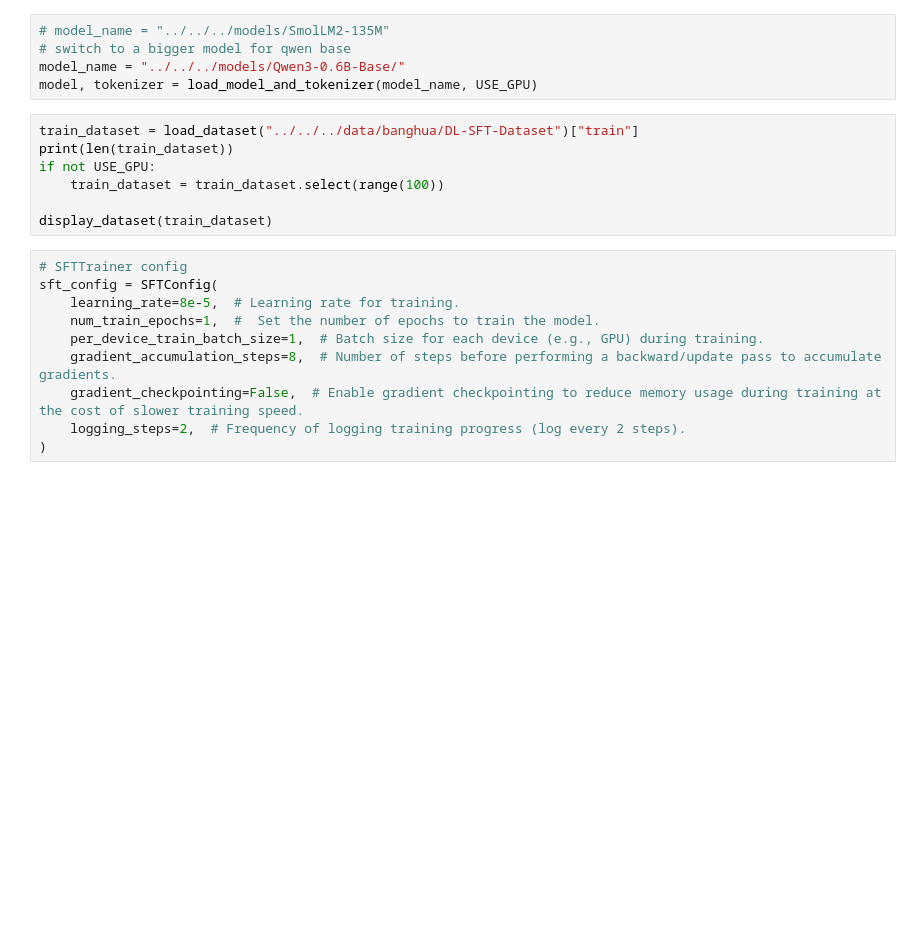
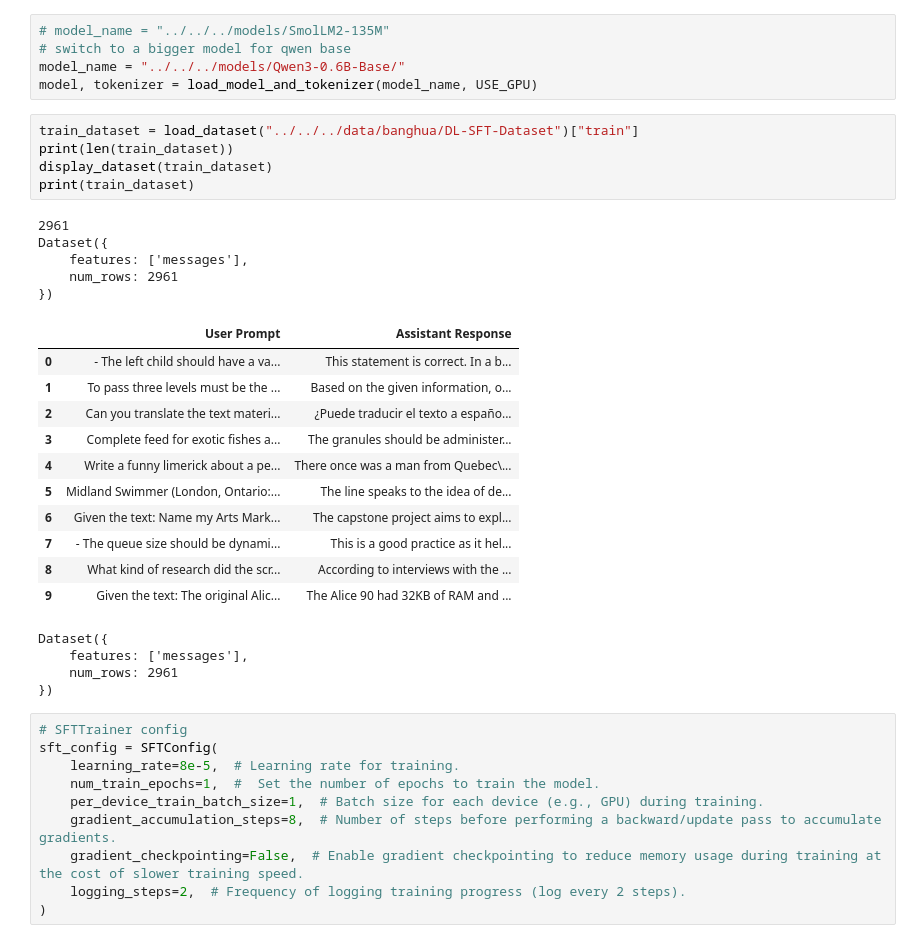
Before and after one commit to xiyuanyang-code/LLM_Learn, a Jupyter notebook: training/post_training/L3/Lesson_3.ipynb, the cells around one changed output. Saved outputs shown, nothing was run; the diff lists cells and outputs as text; blank space fills up the shorter version.

Commit message:
feat: finish SFT training pipeline

```diff
--- a/training/post_training/L3/Lesson_3.ipynb
+++ b/training/post_training/L3/Lesson_3.ipynb
@@ -155,10 +156,29 @@ model, tokenizer = load_model_and_tokenizer(model_name, USE_GPU)
 # %%
 train_dataset = load_dataset("../../../data/banghua/DL-SFT-Dataset")["train"]
 print(len(train_dataset))
-if not USE_GPU:
-    train_dataset = train_dataset.select(range(100))
-
 display_dataset(train_dataset)
+print(train_dataset)
+# %% [output]
+2961
+Dataset({
+    features: ['messages'],
+    num_rows: 2961
+})
+|  | User Prompt | Assistant Response |
+| 0 | - The left child should have a va... | This statement is correct. In a b... |
+| 1 | To pass three levels must be the ... | Based on the given information, o... |
+| 2 | Can you translate the text materi... | ¿Puede traducir el texto a españo... |
+| 3 | Complete feed for exotic fishes a... | The granules should be administer... |
+| 4 | Write a funny limerick about a pe... | There once was a man from Quebec\... |
+| 5 | Midland Swimmer (London, Ontario:... | The line speaks to the idea of de... |
+| 6 | Given the text: Name my Arts Mark... | The capstone project aims to expl... |
+| 7 | - The queue size should be dynami... | This is a good practice as it hel... |
+| 8 | What kind of research did the scr... | According to interviews with the ... |
+| 9 | Given the text: The original Alic... | The Alice 90 had 32KB of RAM and ... |
+Dataset({
+    features: ['messages'],
+    num_rows: 2961
+})
 # %%
 # SFTTrainer config
 sft_config = SFTConfig(
```
Also changed, not shown: parts of 1 cell of this notebook, 2 other files.
